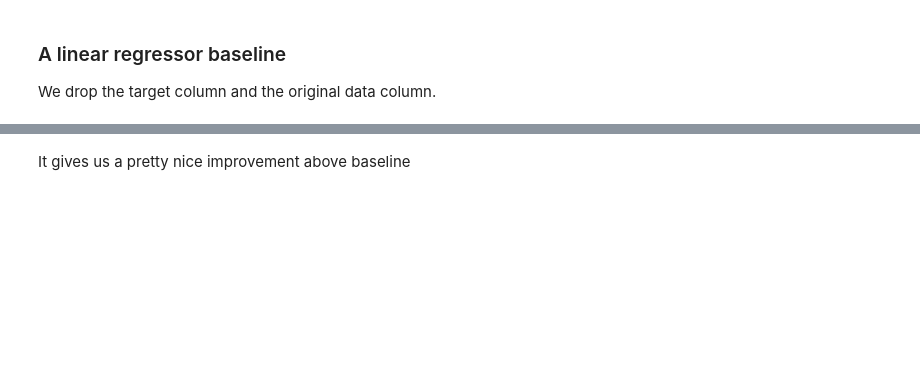
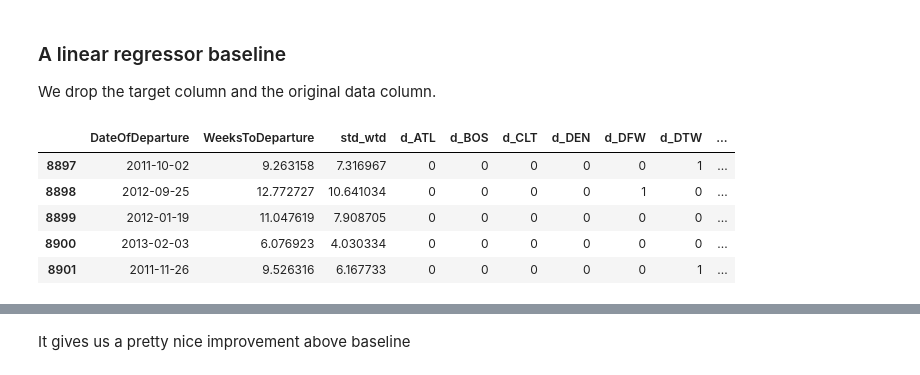
Before and after one commit to AdrienToulouse/Predicting_air_traffic, a Jupyter notebook: air_pass_polo.ipynb, the cells around one changed output, grey strips where cells are left out. Saved outputs shown, nothing was run; the diff lists cells and outputs as text; code cells hidden in the pictures; blank space fills up the shorter version.

```diff
--- a/air_pass_polo.ipynb
+++ b/air_pass_polo.ipynb
@@ -97,6 +80,17 @@ X_encoded.tail(5)
 ### A linear regressor baseline
 
 We drop the target column and the original data column.
+# %%
+#we drop values that we don't care
+X_encoded = X_encoded.drop(['year', 'month', 'day', 'weekday', 'week', 'n_days'], axis=1)
+X_encoded.tail(5)
+# %% [output]
+|  | DateOfDeparture | WeeksToDeparture | std_wtd | d_ATL | d_BOS | d_CLT | d_DEN | d_DFW | d_DTW | ... |
+| 8897 | 2011-10-02 | 9.263158 | 7.316967 | 0 | 0 | 0 | 0 | 0 | 1 | ... |
+| 8898 | 2012-09-25 | 12.772727 | 10.641034 | 0 | 0 | 0 | 0 | 1 | 0 | ... |
+| 8899 | 2012-01-19 | 11.047619 | 7.908705 | 0 | 0 | 0 | 0 | 0 | 0 | ... |
+| 8900 | 2013-02-03 | 6.076923 | 4.030334 | 0 | 0 | 0 | 0 | 0 | 0 | ... |
+| 8901 | 2011-11-26 | 9.526316 | 6.167733 | 0 | 0 | 0 | 0 | 0 | 1 | ... |
 # %%
 features = X_encoded.drop(['DateOfDeparture'], axis=1)
 X_columns = features.columns
```
Also changed, not shown: parts of 29 cells of this notebook, 5 other files.
